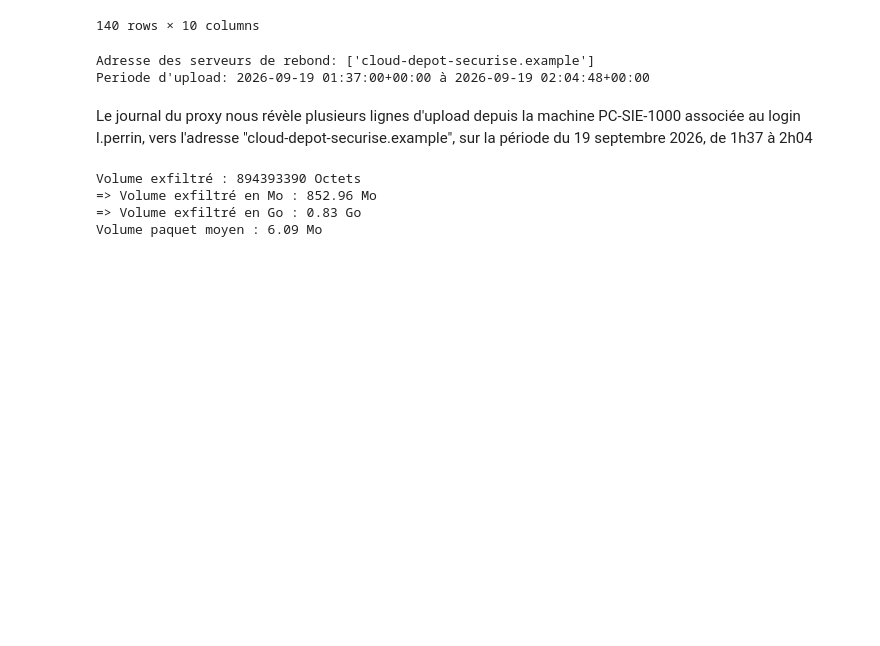
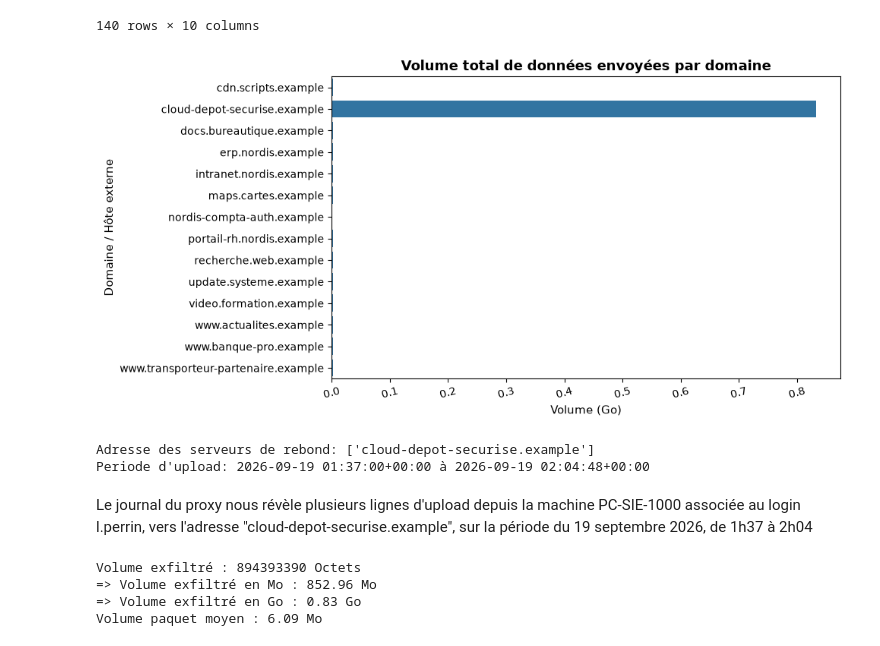
Before and after one commit to AaronRandrianarisona/projet_analyse_incident_securite, a Jupyter notebook: analyse_securite.ipynb, the cells around one changed output. Drawn from its saved outputs; the diff is of its cells as text; code cells hidden in the pictures; blank space fills up the shorter version.

```diff
--- a/analyse_securite.ipynb
+++ b/analyse_securite.ipynb
@@ -837,6 +845,26 @@ traffic_suspect
 | 25639 | 2026-09-19 02:04:36+00:00 | l.perrin | PC-SIE-1000 | POST | cloud-depot-securise.example | /upload/chunk | 200 | 8928737 | 90 | ... |
 | 25640 | 2026-09-19 02:04:48+00:00 | l.perrin | PC-SIE-1000 | POST | cloud-depot-securise.example | /upload/chunk | 200 | 4112492 | 90 | ... |
 140 rows × 10 columns
+# %%
+import matplotlib.pyplot as plt
+import seaborn as sns
+
+plt.figure(figsize=(10, 5))
+
+# Exemple : Visualiser le volume total exfiltré par hôte cible (serveur d'exfiltration)
+if "proxy" in data:
+    exfil_summary = data['proxy'].groupby("host")["octets_envoyes"].sum().reset_index()
+    exfil_summary["Go_envoyes"] = exfil_summary["octets_envoyes"] / (1024 * 1024 * 1024)
+
+    sns.barplot(data=exfil_summary, y="host", x="Go_envoyes")
+    plt.title("Volume total de données envoyées par domaine", fontsize=13, fontweight="bold")
+    plt.ylabel("Domaine / Hôte externe", fontsize=11)
+    plt.xlabel("Volume (Go)", fontsize=11)
+    plt.xticks(rotation=15)
+    plt.tight_layout()
+    plt.show()
+# %% [output]
+[figure, added]
 # %%
 serveurs_exfils = traffic_suspect['host'].unique().tolist()
 debut_exfill, fin_exfill = traffic_suspect['horodatage'].min(), traffic_suspect['horodatage'].max()
```
Also changed, not shown: parts of 44 cells of this notebook, 1 other file.
